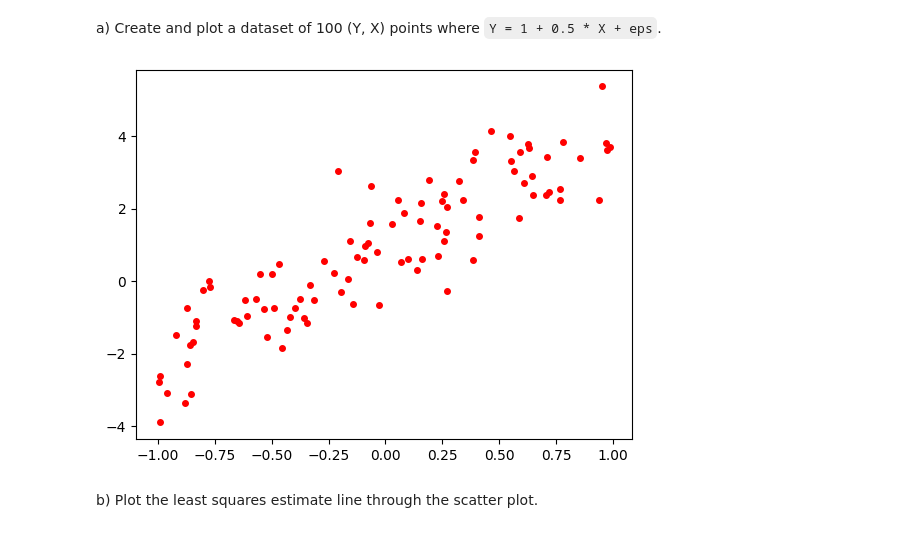
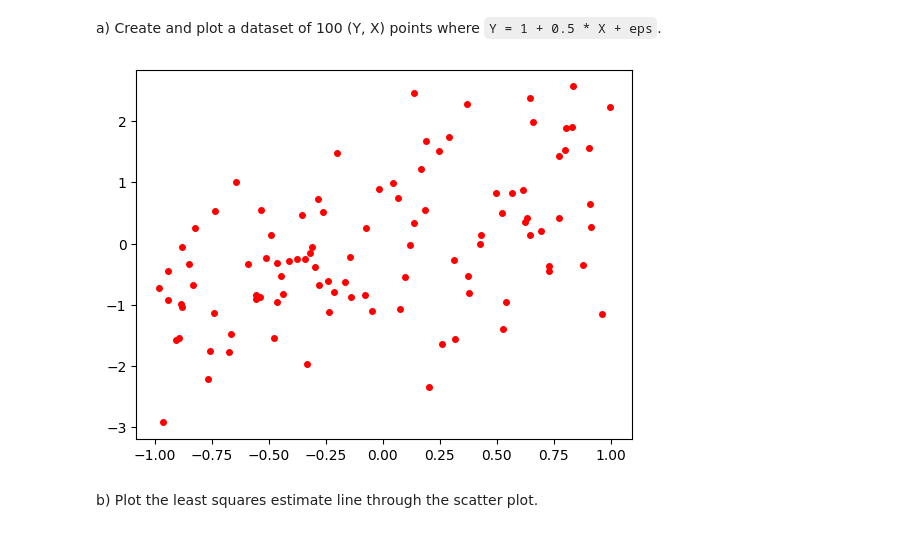
Before and after one commit to gallettilance/CS506-Fall2024, a Jupyter notebook: lecture_14/worksheet_14.ipynb, the cells around one changed output. Saved outputs shown, nothing was run; the diff lists cells and outputs as text; code cells hidden in the pictures.

```diff
--- a/lecture_14/worksheet_14.ipynb
+++ b/lecture_14/worksheet_14.ipynb
@@ -43,16 +104,16 @@ a) Create and plot a dataset of 100 (Y, X) points where `Y = 1 + 0.5 * X + eps`.
 # %%
 import numpy as np
 import matplotlib.pyplot as plt
 
 SAMPLE_SIZE = 100
 
-true_beta = np.array([ ... , ... ])
+true_beta = np.array([0 ,1 ])
 x = -1.0 + 2.0 * np.random.random(SAMPLE_SIZE)
 y = true_beta[0] + true_beta[1] * x + np.random.randn(SAMPLE_SIZE)
 plt.plot(x,y,'ro',markersize=4)
 plt.show()
 # %% [output]
-[figure, old version]
+[figure, new version]
 # %% [markdown]
 b) Plot the least squares estimate line through the scatter plot.
 # %%
```
Also changed, not shown: parts of 16 cells of this notebook.
